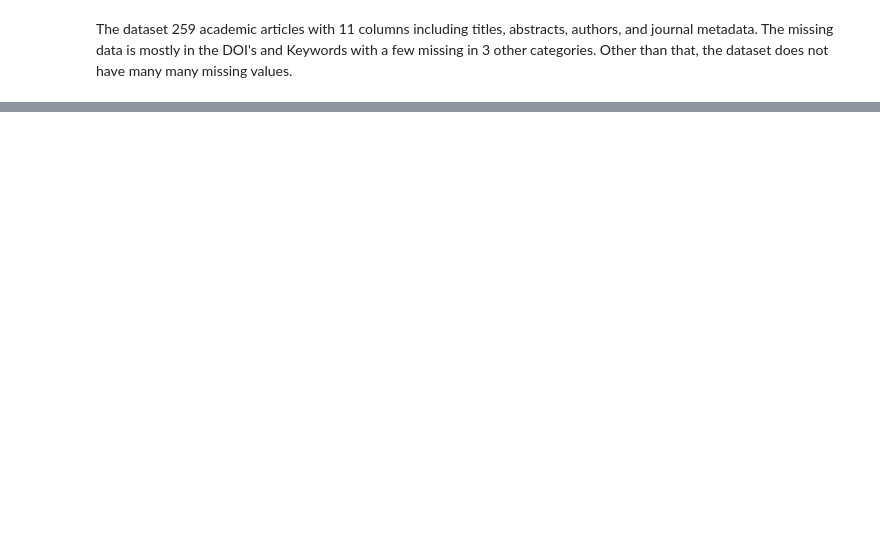
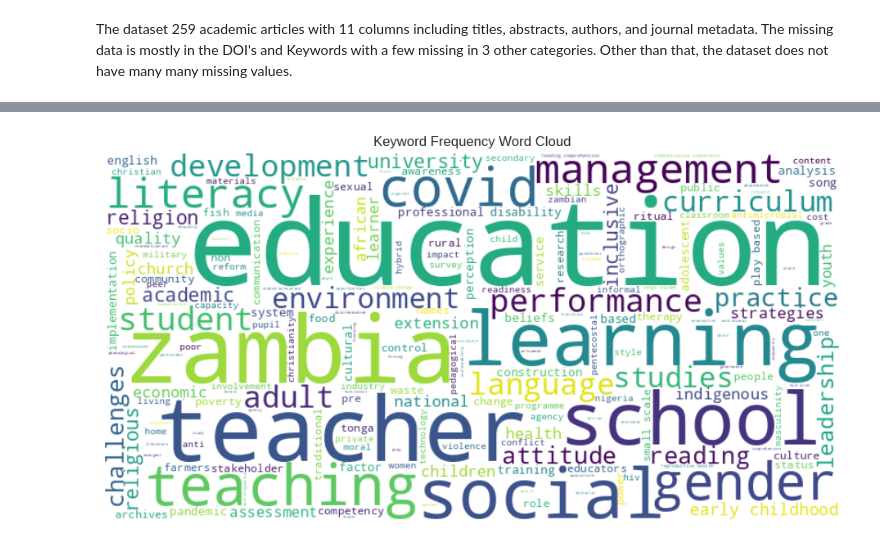
Before and after one commit to chisomobanja/metadata-classification, a Jupyter notebook: metadata_classification.ipynb, the cells around one changed output, grey strips where cells are left out. Drawn from its saved outputs; the diff is of its cells as text; code cells hidden in the pictures; blank space fills up the shorter version.

```diff
--- a/metadata_classification.ipynb
+++ b/metadata_classification.ipynb
@@ -130,0 +300,22 @@ var_dataset.inf0()
+# %%
+from wordcloud import WordCloud
+
+# Combine all keywords into one string
+keywords_text = var_dataset['Keywords'].dropna().astype(str).str.lower().str.cat(sep=';')
+
+# Split and clean
+keywords_list = [kw.strip() for kw in keywords_text.split(';') if kw.strip() != '']
+keywords_string = ' '.join(keywords_list)
+
+# Generate word cloud
+wordcloud = WordCloud(width=800, height=400, background_color='white', colormap='viridis').generate(keywords_string)
+
+# Plot
+plt.figure(figsize=(10,5))
+plt.imshow(wordcloud, interpolation='bilinear')
+plt.axis('off')
+plt.title('Keyword Frequency Word Cloud')
+plt.tight_layout()
+plt.show()
+# %% [output]
+[figure, added]
```
Also changed, not shown: parts of 31 cells of this notebook.
